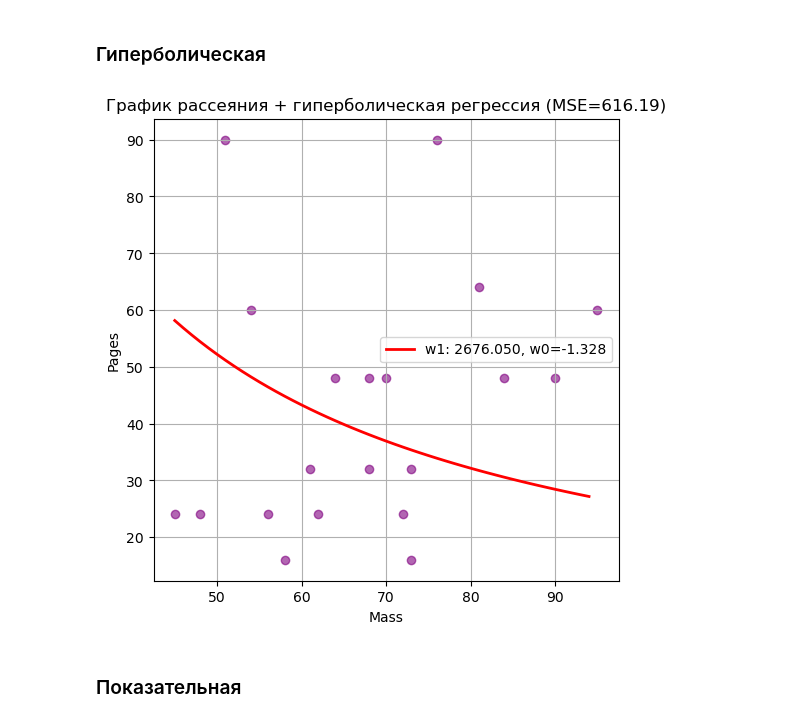
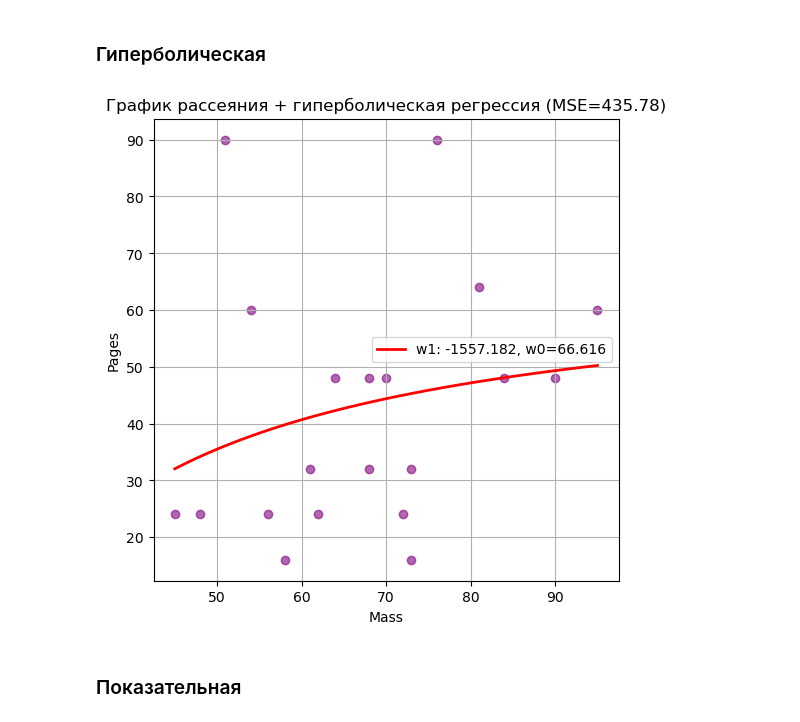
Before and after one commit to poluzerovT/oiad-11-2025, a Jupyter notebook: Kremko/lab2/OIAD_lab2.ipynb, the cells around one changed output. Saved outputs shown, nothing was run; the diff lists cells and outputs as text; code cells hidden in the pictures.

```diff
--- a/Kremko/lab2/OIAD_lab2.ipynb
+++ b/Kremko/lab2/OIAD_lab2.ipynb
@@ -201,25 +201,28 @@ plt.show()
 ### Гиперболическая
 # %%
 n = len(X)
+Z = 1 / X
 
-w0_hyp = ((np.sum(1/X)*np.sum(Y*(1/X)) / np.sum(1/(X**2))) - np.sum(Y)) / (np.sum(1/X) ** 2 / np.sum(1/(X**2)) + n)
-w1_hyp = np.sum(Y*(1/X)) / np.sum(1/(X**2)) - (np.sum(1/X) / np.sum(1/(X**2))) * w0_hyp
+w1_hyp = (np.sum(Z * Y) - (np.sum(Z) * np.sum(Y)) / n) / (np.sum(Z ** 2) - (np.sum(Z) ** 2) / n)
+w0_hyp = (np.sum(Y) - w1_hyp * np.sum(Z)) / n
 
-Y_hat = w1_hyp/X + w0_hyp
-MSE = np.sum((Y - Y_hat) **2) / n
+Y_hat = w1_hyp / X + w0_hyp
+MSE = np.mean((Y - Y_hat) ** 2)
+
 
 plt.figure(figsize=(6, 6))
 plt.scatter(X, Y, color='purple', alpha=0.6)
 plt.title(f'График рассеяния + гиперболическая регрессия (MSE={MSE:.2f})')
 plt.xlabel('Mass')
 plt.ylabel('Pages')
 plt.grid()
-X_data = np.arange(np.min(X), np.max(X))
-plt.plot(X_data, w1_hyp*(1/X_data) + w0_hyp, color='red', linewidth=2, linestyle='-', label=f'w1: {w1_hyp:.3f}, w0={w0_hyp:.3f}')
+X_data = np.linspace(np.min(X), np.max(X), 100)
+Y_data = w1_hyp / X_data + w0_hyp
+plt.plot(X_data, Y_data, color='red', linewidth=2, linestyle='-', label=f'w1: {w1_hyp:.3f}, w0={w0_hyp:.3f}')
 plt.legend()
 plt.show()
 # %% [output]
-[figure, old version]
+[figure, new version]
 # %% [markdown]
 ### Показательная
 # %%
```
Also changed, not shown: parts of 2 cells of this notebook.
